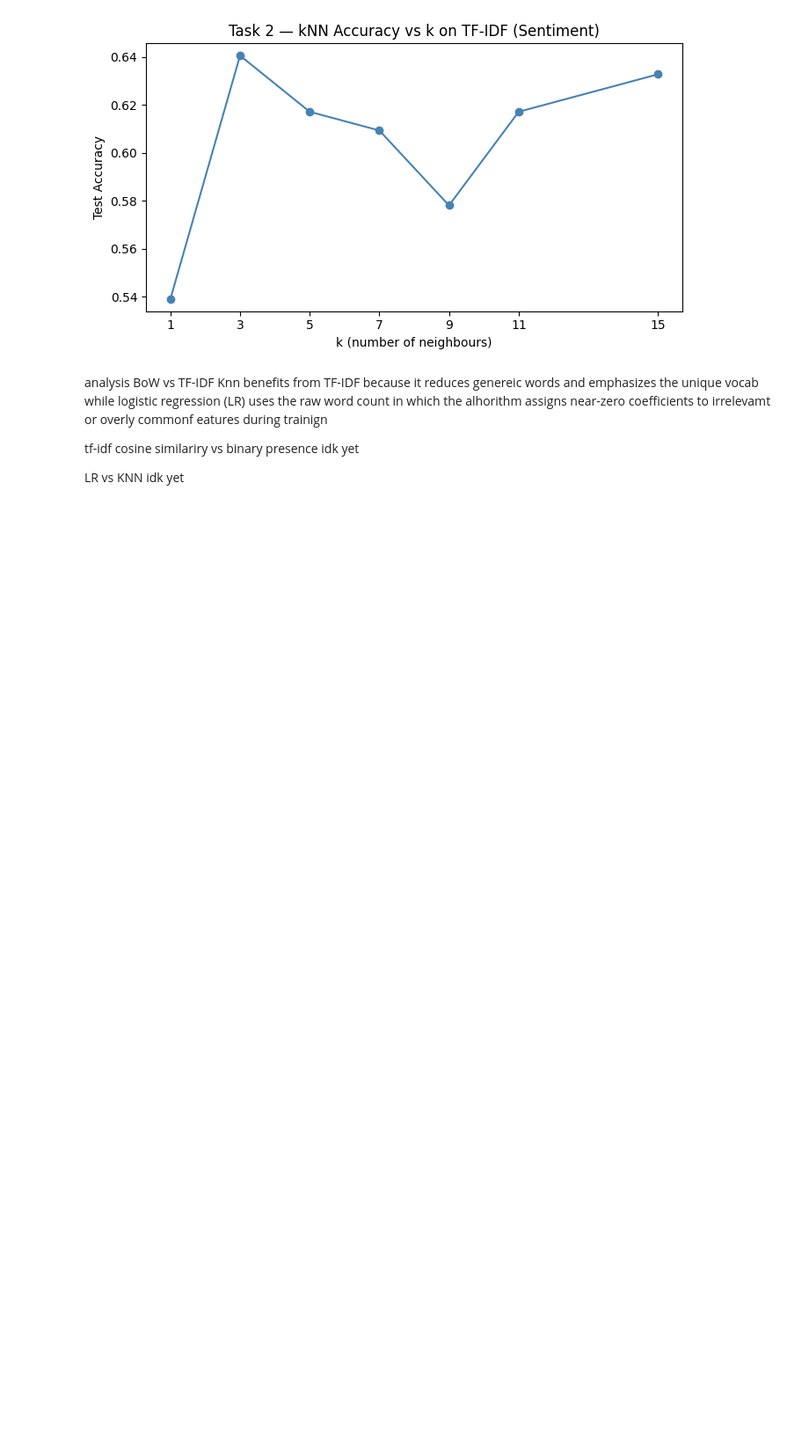
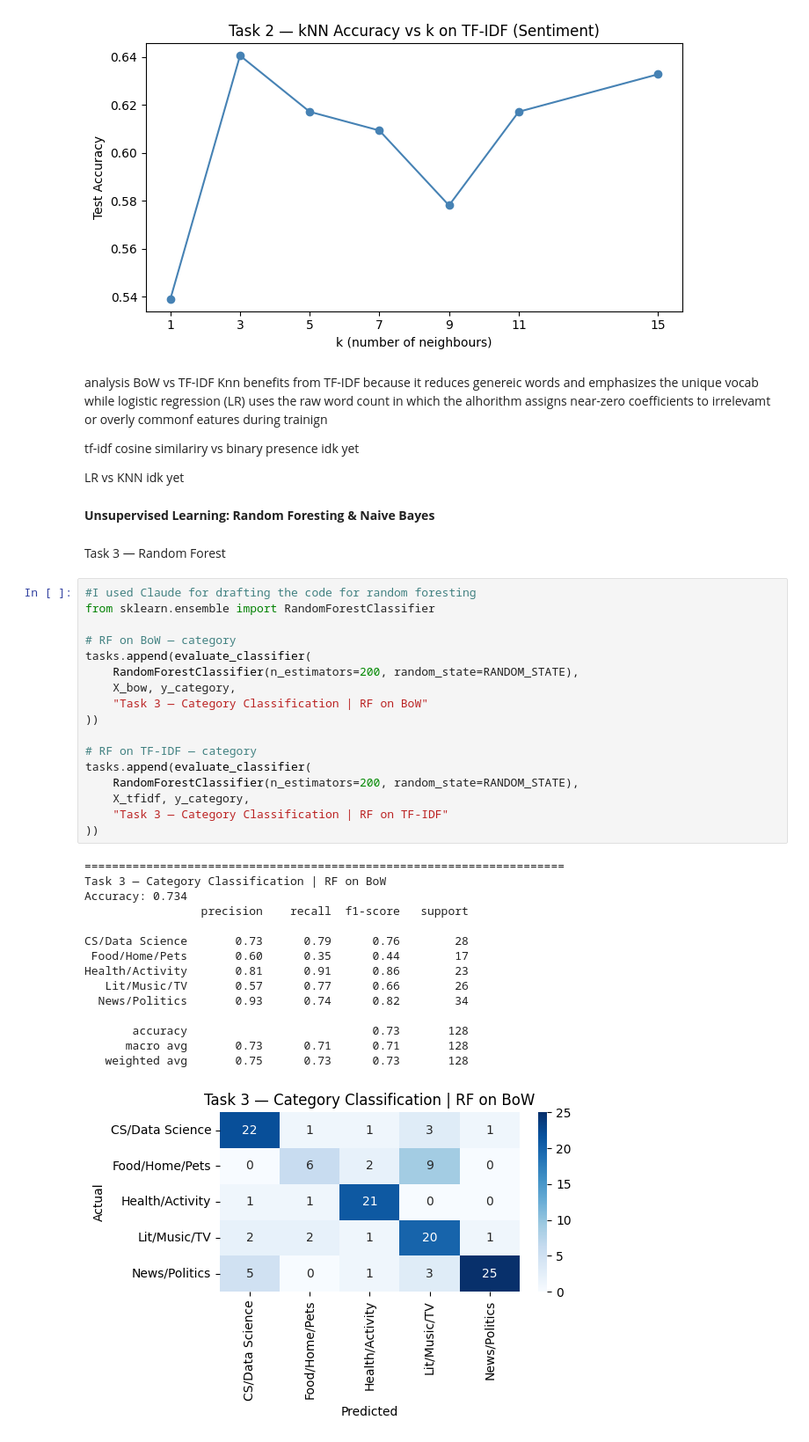
Before and after one commit to avamwilliams/105final, a Jupyter notebook: main.ipynb, the cells around one changed output. Shown at 88% size. Drawn from its saved outputs; the diff is of its cells as text; blank space fills up the shorter version.

```diff
--- a/main.ipynb
+++ b/main.ipynb
@@ -411,3 +411,40 @@ idk yet
 
 LR vs KNN
 idk yet
+# %% [markdown]
+**Unsupervised Learning: Random Foresting & Naive Bayes**
+# %% [markdown]
+Task 3 — Random Forest
+# %%
+#I used Claude for drafting the code for random foresting
+from sklearn.ensemble import RandomForestClassifier
+
+# RF on BoW — category
+tasks.append(evaluate_classifier(
+    RandomForestClassifier(n_estimators=200, random_state=RANDOM_STATE),
+    X_bow, y_category,
+    "Task 3 — Category Classification | RF on BoW"
+))
+
+# RF on TF-IDF — category
+tasks.append(evaluate_classifier(
+    RandomForestClassifier(n_estimators=200, random_state=RANDOM_STATE),
+    X_tfidf, y_category,
+    "Task 3 — Category Classification | RF on TF-IDF"
+))
+# %% [output]
+======================================================================
+Task 3 — Category Classification | RF on BoW
+Accuracy: 0.734
+                 precision    recall  f1-score   support
+
+CS/Data Science       0.73      0.79      0.76        28
+ Food/Home/Pets       0.60      0.35      0.44        17
+Health/Activity       0.81      0.91      0.86        23
+   Lit/Music/TV       0.57      0.77      0.66        26
+  News/Politics       0.93      0.74      0.82        34
+
+       accuracy                           0.73       128
+      macro avg       0.73      0.71      0.71       128
+   weighted avg       0.75      0.73      0.73       128
+[figure, added]
```
Also changed, not shown: parts of 7 cells of this notebook, 2 other files.
